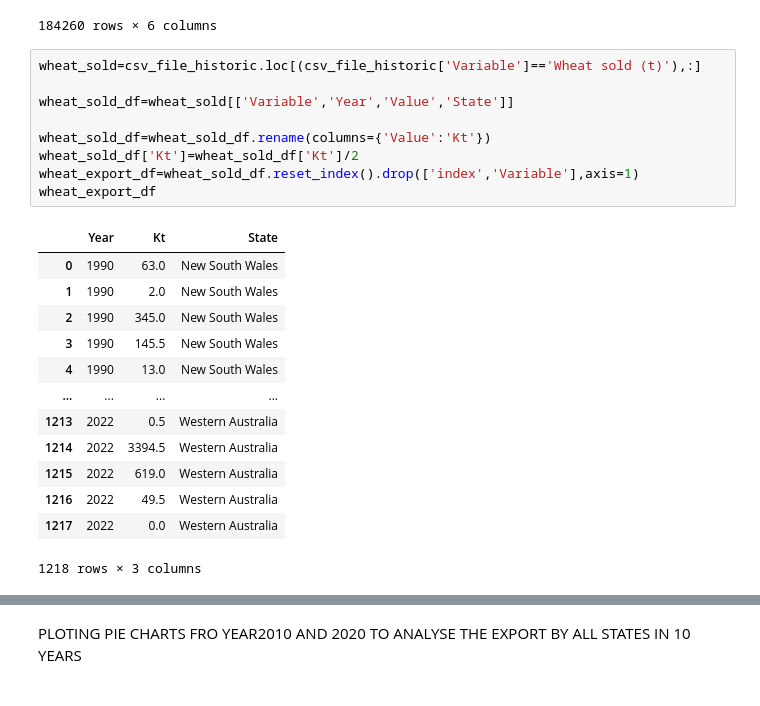
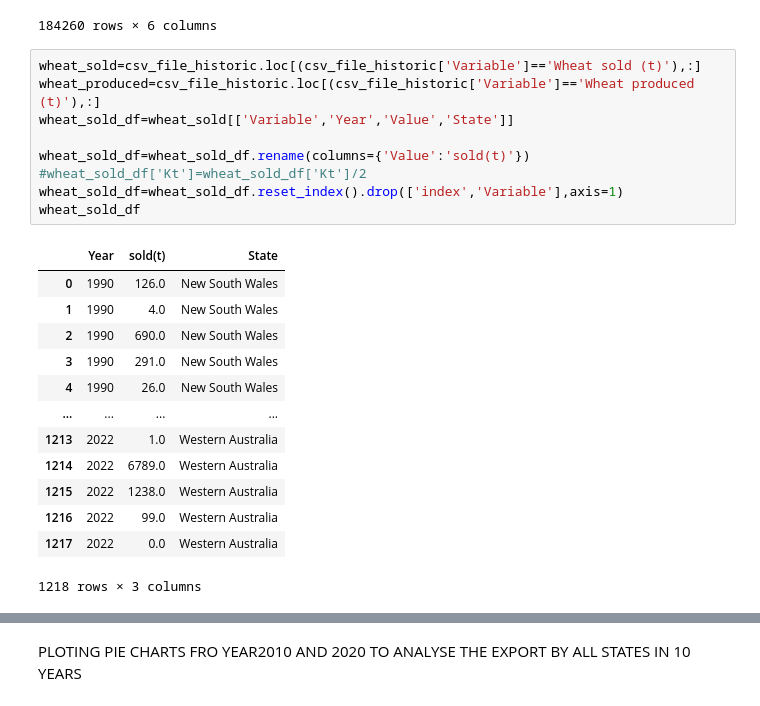
Before and after one commit to B-osborne1/project-one, a Jupyter notebook: project_main_script.ipynb, the cells around one changed output, grey strips where cells are left out. Saved outputs shown, nothing was run; the diff lists cells and outputs as text.

```diff
--- a/project_main_script.ipynb
+++ b/project_main_script.ipynb
@@ -25,24 +25,24 @@ csv_file_historic
 184260 rows × 6 columns
 # %%
 wheat_sold=csv_file_historic.loc[(csv_file_historic['Variable']=='Wheat sold (t)'),:]
-
+wheat_produced=csv_file_historic.loc[(csv_file_historic['Variable']=='Wheat produced (t)'),:]
 wheat_sold_df=wheat_sold[['Variable','Year','Value','State']]
 
-wheat_sold_df=wheat_sold_df.rename(columns={'Value':'Kt'})
-wheat_sold_df['Kt']=wheat_sold_df['Kt']/2
-wheat_export_df=wheat_sold_df.reset_index().drop(['index','Variable'],axis=1)
-wheat_export_df
+wheat_sold_df=wheat_sold_df.rename(columns={'Value':'sold(t)'})
+#wheat_sold_df['Kt']=wheat_sold_df['Kt']/2
+wheat_sold_df=wheat_sold_df.reset_index().drop(['index','Variable'],axis=1)
+wheat_sold_df
 # %% [output]
-|  | Year | Kt | State |
-| 0 | 1990 | 63.0 | New South Wales |
-| 1 | 1990 | 2.0 | New South Wales |
-| 2 | 1990 | 345.0 | New South Wales |
-| 3 | 1990 | 145.5 | New South Wales |
-| 4 | 1990 | 13.0 | New South Wales |
+|  | Year | sold(t) | State |
+| 0 | 1990 | 126.0 | New South Wales |
+| 1 | 1990 | 4.0 | New South Wales |
+| 2 | 1990 | 690.0 | New South Wales |
+| 3 | 1990 | 291.0 | New South Wales |
+| 4 | 1990 | 26.0 | New South Wales |
 | ... | ... | ... | ... |
-| 1213 | 2022 | 0.5 | Western Australia |
-| 1214 | 2022 | 3394.5 | Western Australia |
-| 1215 | 2022 | 619.0 | Western Australia |
-| 1216 | 2022 | 49.5 | Western Australia |
+| 1213 | 2022 | 1.0 | Western Australia |
+| 1214 | 2022 | 6789.0 | Western Australia |
+| 1215 | 2022 | 1238.0 | Western Australia |
+| 1216 | 2022 | 99.0 | Western Australia |
 | 1217 | 2022 | 0.0 | Western Australia |
 1218 rows × 3 columns
```
Also changed, not shown: parts of 8 cells of this notebook.
